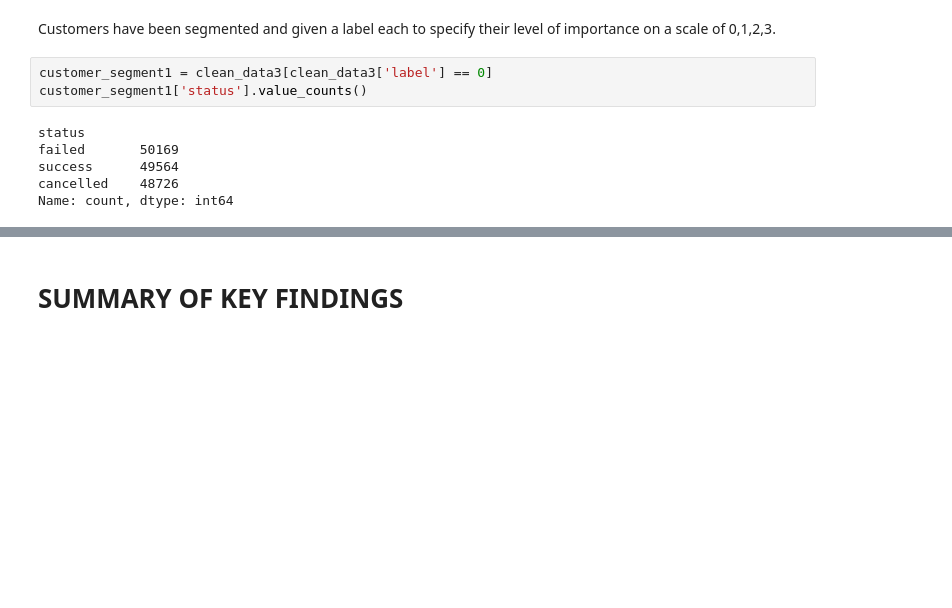
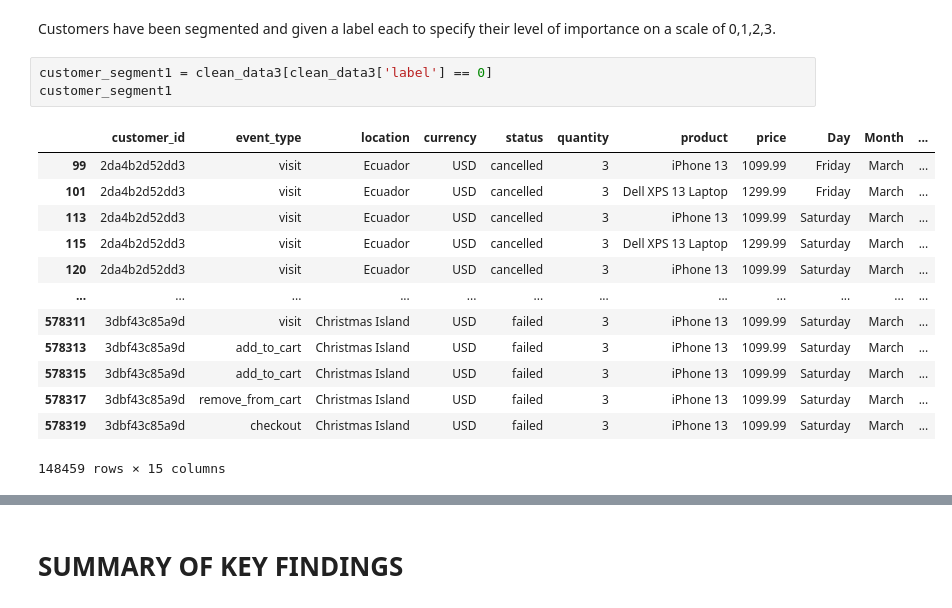
Before and after one commit to Sunday-Oladokun/ShopSmart-Inc.-E-commerce-Data-Analysis-Project, a Jupyter notebook: ShopSmart Inc Ecommerce Analysis.ipynb, the cells around one changed output, grey strips where cells are left out. Drawn from its saved outputs; the diff is of its cells as text; blank space fills up the shorter version.

```diff
--- a/ShopSmart Inc Ecommerce Analysis.ipynb
+++ b/ShopSmart Inc Ecommerce Analysis.ipynb
@@ -1529,12 +1539,20 @@ clean_data3.head(10)
 Customers have been segmented and given a label each to specify their level of importance on a scale of 0,1,2,3.
 # %%
 customer_segment1 = clean_data3[clean_data3['label'] == 0]
-customer_segment1['status'].value_counts()
+customer_segment1
 # %% [output]
+|  | customer_id | event_type | location | currency | status | quantity | product | price | Day | Month | ... |
+| 99 | 2da4b2d52dd3 | visit | Ecuador | USD | cancelled | 3 | iPhone 13 | 1099.99 | Friday | March | ... |
+| 101 | 2da4b2d52dd3 | visit | Ecuador | USD | cancelled | 3 | Dell XPS 13 Laptop | 1299.99 | Friday | March | ... |
+| 113 | 2da4b2d52dd3 | visit | Ecuador | USD | cancelled | 3 | iPhone 13 | 1099.99 | Saturday | March | ... |
+| 115 | 2da4b2d52dd3 | visit | Ecuador | USD | cancelled | 3 | Dell XPS 13 Laptop | 1299.99 | Saturday | March | ... |
+| 120 | 2da4b2d52dd3 | visit | Ecuador | USD | cancelled | 3 | iPhone 13 | 1099.99 | Saturday | March | ... |
+| ... | ... | ... | ... | ... | ... | ... | ... | ... | ... | ... | ... |
+| 578311 | 3dbf43c85a9d | visit | Christmas Island | USD | failed | 3 | iPhone 13 | 1099.99 | Saturday | March | ... |
+| 578313 | 3dbf43c85a9d | add_to_cart | Christmas Island | USD | failed | 3 | iPhone 13 | 1099.99 | Saturday | March | ... |
+| 578315 | 3dbf43c85a9d | add_to_cart | Christmas Island | USD | failed | 3 | iPhone 13 | 1099.99 | Saturday | March | ... |
+| 578317 | 3dbf43c85a9d | remove_from_cart | Christmas Island | USD | failed | 3 | iPhone 13 | 1099.99 | Saturday | March | ... |
+| 578319 | 3dbf43c85a9d | checkout | Christmas Island | USD | failed | 3 | iPhone 13 | 1099.99 | Saturday | March | ... |
-status
-failed       50169
-success      49564
-cancelled    48726
-Name: count, dtype: int64
+148459 rows × 15 columns
 # %%
 customer_segment2 = clean_data3[clean_data3['label'] == 1]
```
Also changed, not shown: parts of 5 cells of this notebook.
